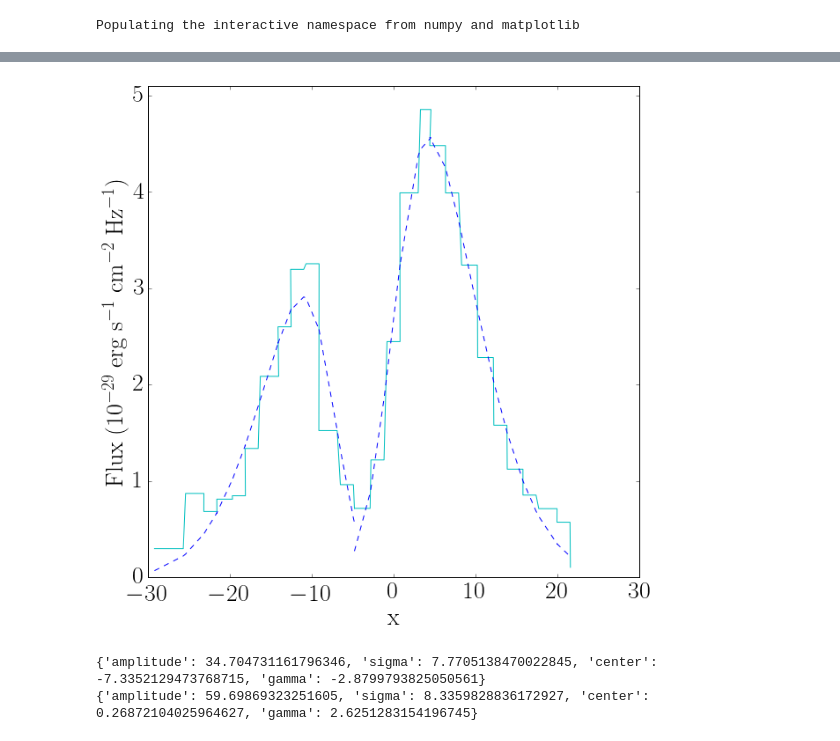
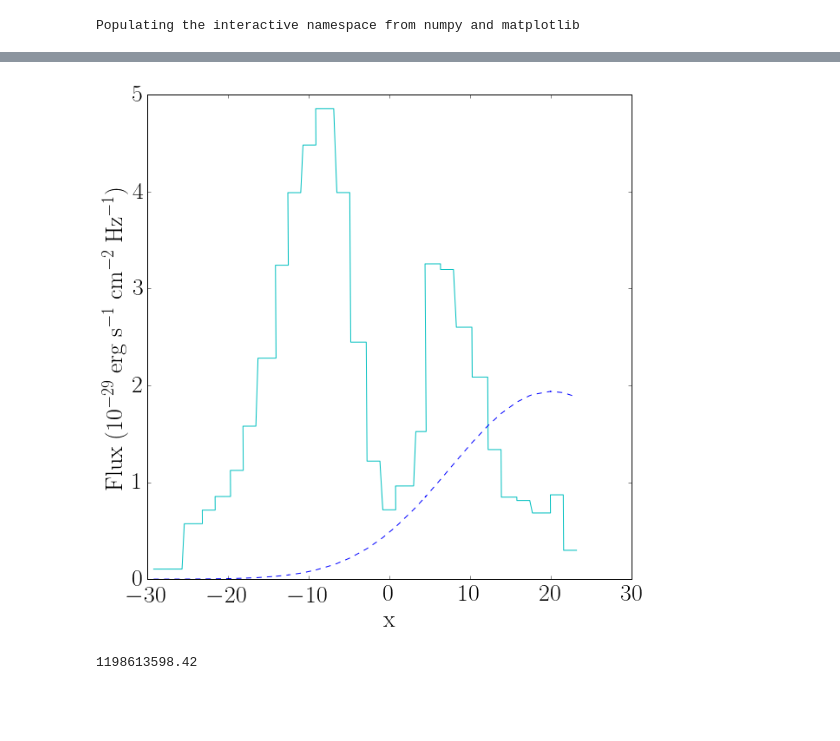
Before and after one commit to astroandes/CLARA_RotationOutflows, a Jupyter notebook: fit/gaussian_fit.ipynb, the cells around one changed output, grey strips where cells are left out. Cells and saved outputs as stored; diff of their text form; code cells hidden in the pictures; blank space fills up the shorter version.

```diff
--- a/fit/gaussian_fit.ipynb
+++ b/fit/gaussian_fit.ipynb
@@ -102,0 +68,2 @@ print(result_pos.fit_report())
+# %%
+amplitude_neg, center_neg, sigma_neg, gamma_neg, amplitude_pos, center_pos, sigma_pos, gamma_pos = emcee_skewed_gaussian(x_x, y_x)
@@ -103,34 +80,21 @@ print(result_pos.fit_report())
+# %%
+x_x_fit = x_x
+y_x_fit = sum_2_skewed_gaussian(x_x_fit, amplitude_neg, center_neg, sigma_neg, gamma_neg, amplitude_pos, center_pos, sigma_pos, gamma_pos)
 # %%
 f = figure(figsize = (10,10))
-plot(x_x_neg,y_x_neg, c='c')
-plot(x_x_neg, result_neg.best_fit, c='b', linestyle='--')
-plot(x_x_pos,y_x_pos, c='c')
-plot(x_x_pos, result_pos.best_fit, c='b', linestyle='--')
-#vlines(bifurcation, 0, max(y)*1.5, linestyle='--')
+plot(x_x, y_x, c='c')
+plot(x_x_fit, y_x_fit, c='b', linestyle='--')
 xlabel('$\mathrm{x}$')
 ylabel('$\mathrm{Flux\;(10^{-29}\;erg\;s^{-1}\;cm^{-2}\;Hz^{-1})}$')
-ylim(0, max(y)*1.05)
 savefig('gaussian_fit_kulas.png')
 # %% [output]
-[figure, old version]
+[figure, new version]
-# %%
-print result_neg.best_values
-print result_pos.best_values
-
-amplitude_neg = result_neg.best_values['amplitude']
-sigma_neg = result_neg.best_values['sigma']
-center_neg = result_neg.best_values['center']
-gamma_neg = result_neg.best_values['gamma']
-
-amplitude_pos = result_pos.best_values['amplitude']
-sigma_pos = result_pos.best_values['sigma']
-center_pos = result_pos.best_values['center']
-gamma_pos = result_pos.best_values['gamma']
-# %% [output]
-{'amplitude': 34.704731161796346, 'sigma': 7.7705138470022845, 'center': -7.3352129473768715, 'gamma': -2.8799793825050561}
-{'amplitude': 59.69869323251605, 'sigma': 8.3359828836172927, 'center': 0.26872104025964627, 'gamma': 2.6251283154196745}
 # %%
 gaussian_fit_file = open('gaussian_fit_kulas.dat','w')
 gaussian_fit_file.write('amplitude_neg\tsigma_neg\tcenter_neg\tgamma_neg\tamplitude_pos\tsigma_pos\tcenter_pos\tgamma_pos\n')
 gaussian_fit_file.write(str(amplitude_neg)+'\t'+str(sigma_neg)+'\t'+str(center_neg)+'\t'+str(gamma_neg)+'\t'+str(amplitude_pos)+'\t'+str(sigma_pos)+'\t'+str(center_pos)+'\t'+str(gamma_pos))
 gaussian_fit_file.close()
+# %%
+print sigma_neg
+# %% [output]
+1198613598.42
```
Also changed, not shown: parts of 11 cells of this notebook, 6 other files.
